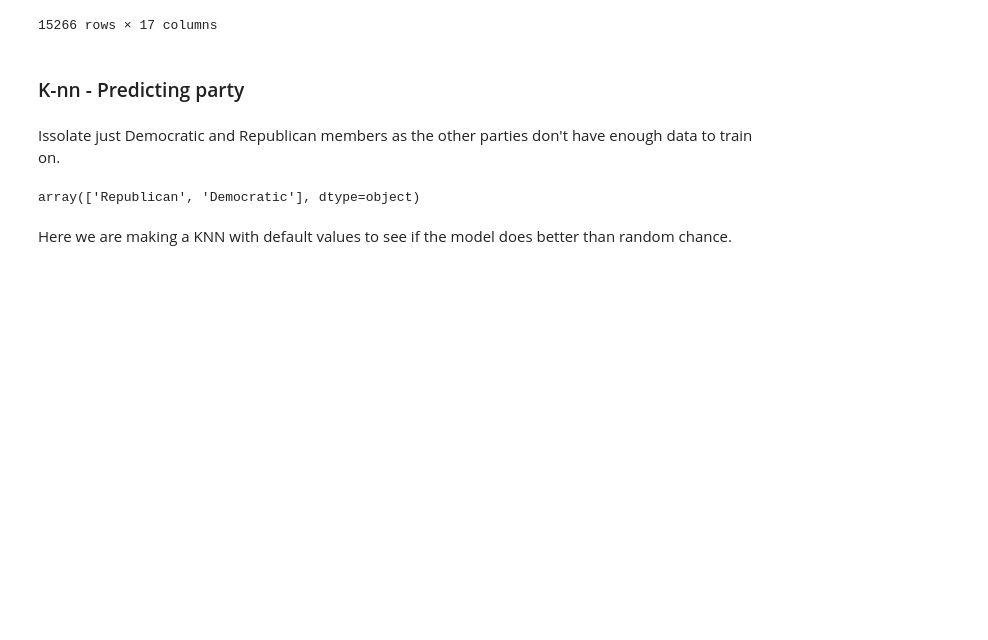
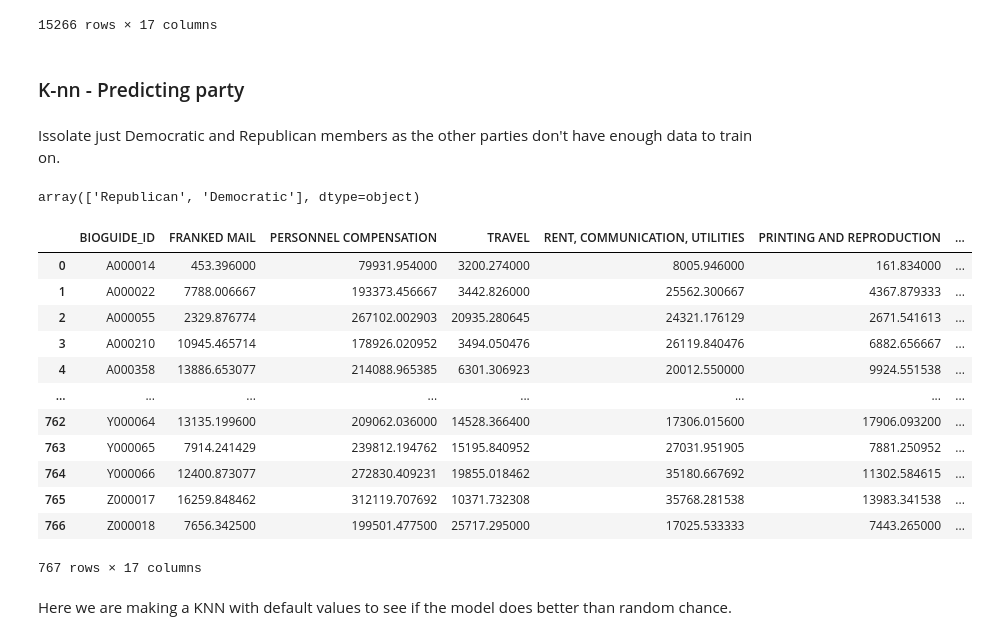
Before and after one commit to AndrewTrackim/cmsc320-final, a Jupyter notebook: final_tutorial.ipynb, the cells around one changed output. Drawn from its saved outputs; the diff is of its cells as text; code cells hidden in the pictures; blank space fills up the shorter version.

```diff
--- a/final_tutorial.ipynb
+++ b/final_tutorial.ipynb
@@ -336,5 +336,23 @@ spending_member_info_2_party["PARTY"].unique()
 # %% [output]
 array(['Republican', 'Democratic'], dtype=object)
+# %%
+spending_member_info_2_party = spending_member_info_2_party_dup_mems.groupby("BIOGUIDE_ID").mean()
+spending_member_info_2_party = spending_member_info_2_party.merge(members, on="BIOGUIDE_ID")
+spending_member_info_2_party
+# %% [output]
+|  | BIOGUIDE_ID | FRANKED MAIL | PERSONNEL COMPENSATION | TRAVEL | RENT, COMMUNICATION, UTILITIES | PRINTING AND REPRODUCTION | ... |
+| 0 | A000014 | 453.396000 | 79931.954000 | 3200.274000 | 8005.946000 | 161.834000 | ... |
+| 1 | A000022 | 7788.006667 | 193373.456667 | 3442.826000 | 25562.300667 | 4367.879333 | ... |
+| 2 | A000055 | 2329.876774 | 267102.002903 | 20935.280645 | 24321.176129 | 2671.541613 | ... |
+| 3 | A000210 | 10945.465714 | 178926.020952 | 3494.050476 | 26119.840476 | 6882.656667 | ... |
+| 4 | A000358 | 13886.653077 | 214088.965385 | 6301.306923 | 20012.550000 | 9924.551538 | ... |
+| ... | ... | ... | ... | ... | ... | ... | ... |
+| 762 | Y000064 | 13135.199600 | 209062.036000 | 14528.366400 | 17306.015600 | 17906.093200 | ... |
+| 763 | Y000065 | 7914.241429 | 239812.194762 | 15195.840952 | 27031.951905 | 7881.250952 | ... |
+| 764 | Y000066 | 12400.873077 | 272830.409231 | 19855.018462 | 35180.667692 | 11302.584615 | ... |
+| 765 | Z000017 | 16259.848462 | 312119.707692 | 10371.732308 | 35768.281538 | 13983.341538 | ... |
+| 766 | Z000018 | 7656.342500 | 199501.477500 | 25717.295000 | 17025.533333 | 7443.265000 | ... |
+767 rows × 17 columns
 # %% [markdown]
 Here we are making a KNN with default values to see if the model does better than random chance.
 # %%
```
Also changed, not shown: parts of 14 cells of this notebook.
